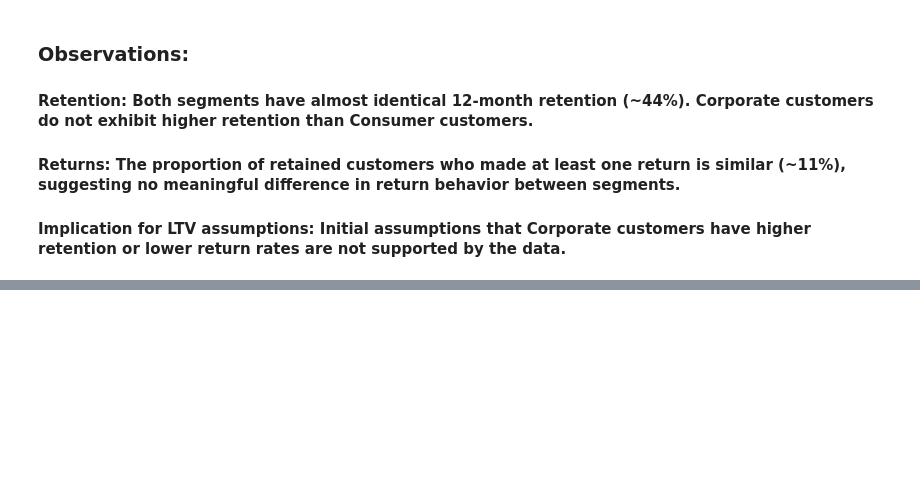
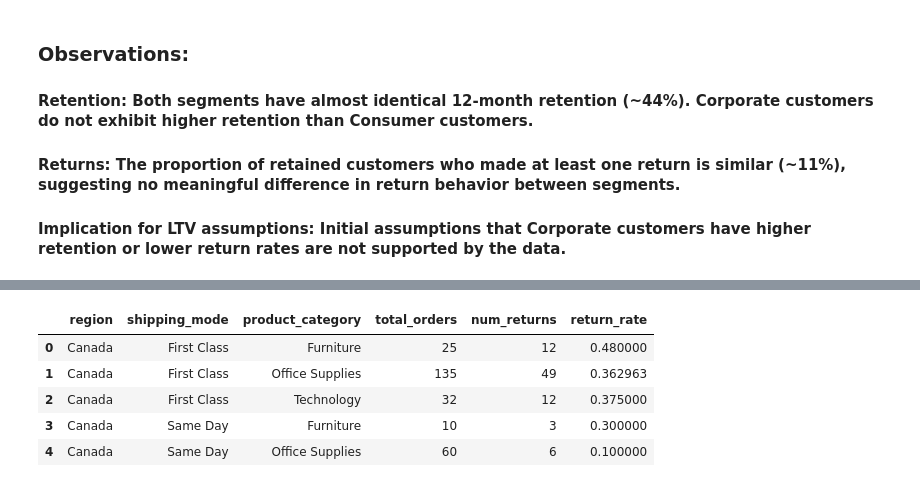
Before and after one commit to ibrahimhamza01/globalretail-360, a Jupyter notebook: notebooks/06_statistical_framework.ipynb, the cells around one changed output, grey strips where cells are left out. Cells and saved outputs as stored; diff of their text form; code cells hidden in the pictures; blank space fills up the shorter version.

```diff
--- a/notebooks/06_statistical_framework.ipynb
+++ b/notebooks/06_statistical_framework.ipynb
@@ -511,0 +584,30 @@ print(segment_return_stats)
+# %%
+engine = create_engine(POSTGRES_URI)
+
+query = """
+SELECT
+    f.order_id,
+    f.return_flag,
+    o."Ship Mode" AS shipping_mode,
+    g.region AS region,
+    p.category AS product_category
+FROM fact_sales f
+JOIN orders o
+    ON f.order_id = o."Order ID"
+JOIN dim_products p
+    ON f.product_key = p.product_key
+JOIN dim_geography g
+    ON f.geography_key = g.geography_key
+WHERE f.return_flag IS NOT NULL;
+"""
+
+df_returns = pd.read_sql(query, engine)
+
+df_returns['return_flag'] = df_returns['return_flag'].astype(int)
+df_returns['shipping_mode'] = df_returns['shipping_mode'].astype('category')
+df_returns['region'] = df_returns['region'].astype('category')
+df_returns['product_category'] = df_returns['product_category'].astype('category')
+
+print(df_returns.shape)
+print(df_returns.dtypes)
+print(df_returns.head())
@@ -511,0 +635,18 @@ print(segment_return_stats)
+# %%
+agg_returns = df_returns.groupby(
+    ['region', 'shipping_mode', 'product_category']
+).agg(
+    total_orders=('order_id', 'count'),
+    num_returns=('return_flag', 'sum')
+).reset_index()
+
+agg_returns['return_rate'] = agg_returns['num_returns'] / agg_returns['total_orders']
+
+agg_returns.head()
+# %% [output]
+|  | region | shipping_mode | product_category | total_orders | num_returns | return_rate |
+| 0 | Canada | First Class | Furniture | 25 | 12 | 0.480000 |
+| 1 | Canada | First Class | Office Supplies | 135 | 49 | 0.362963 |
+| 2 | Canada | First Class | Technology | 32 | 12 | 0.375000 |
+| 3 | Canada | Same Day | Furniture | 10 | 3 | 0.300000 |
+| 4 | Canada | Same Day | Office Supplies | 60 | 6 | 0.100000 |
```
Also changed, not shown: parts of 10 cells of this notebook.
